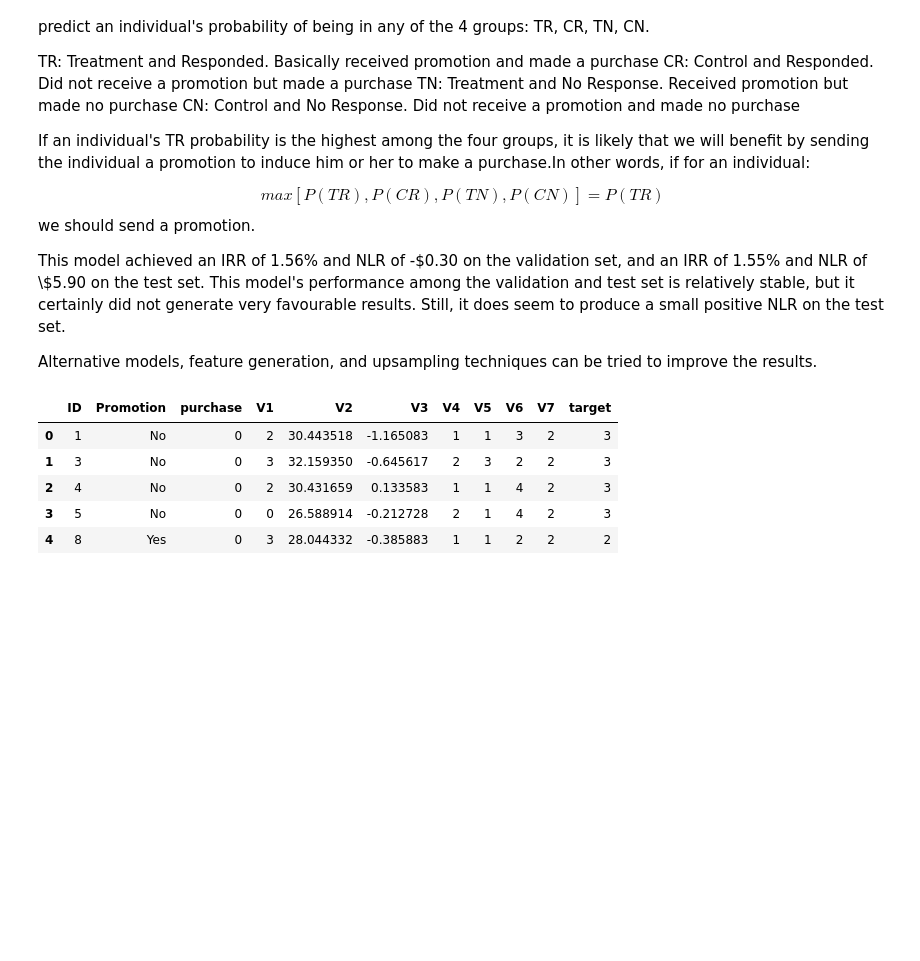
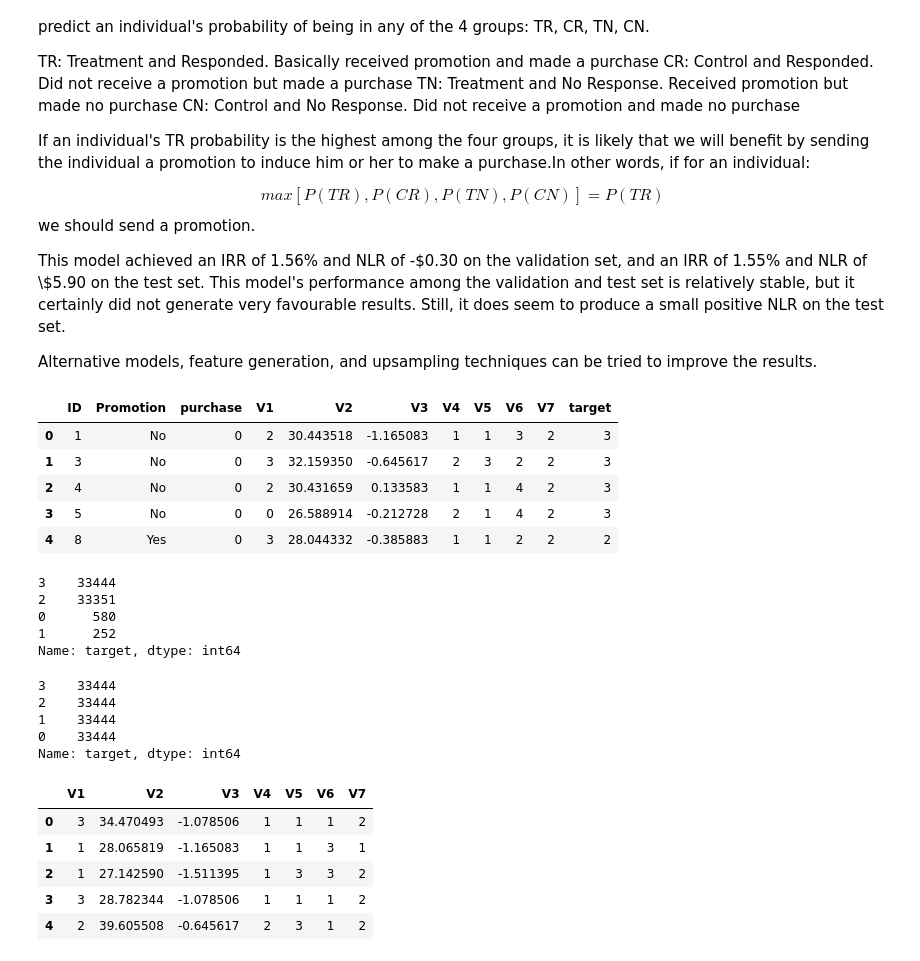
Before and after one commit to pedflotor/Data-Scientist-Nanodegree, a Jupyter notebook: Portfolio Exercises/Starbucks/Starbucks.ipynb, the cells around one changed output. Saved outputs shown, nothing was run; the diff lists cells and outputs as text; code cells hidden in the pictures; blank space fills up the shorter version.

```diff
--- a/Portfolio Exercises/Starbucks/Starbucks.ipynb
+++ b/Portfolio Exercises/Starbucks/Starbucks.ipynb
@@ -909,3 +909,35 @@ X_train = train[features]
 
 Y_valid = valid['target']
 X_valid = valid[features]
+# %%
+Y_train.value_counts()
+# %% [output]
+3    33444
+2    33351
+0      580
+1      252
+Name: target, dtype: int64
+# %%
+# up sample with SMOTE
+sm = SMOTE({0:33444, 1:33444, 2:33444, 3:33444}, random_state=42)
+X_train_upsamp, Y_train_upsamp = sm.fit_resample(X_train, Y_train)
+
+X_train_upsamp = pd.DataFrame(X_train_upsamp, columns=features)
+
+Y_train_upsamp = pd.Series(Y_train_upsamp)
+Y_train_upsamp.value_counts()
+# %% [output]
+3    33444
+2    33444
+1    33444
+0    33444
+Name: target, dtype: int64
+# %%
+X_train_upsamp.head()
+# %% [output]
+|  | V1 | V2 | V3 | V4 | V5 | V6 | V7 |
+| 0 | 3 | 34.470493 | -1.078506 | 1 | 1 | 1 | 2 |
+| 1 | 1 | 28.065819 | -1.165083 | 1 | 1 | 3 | 1 |
+| 2 | 1 | 27.142590 | -1.511395 | 1 | 3 | 3 | 2 |
+| 3 | 3 | 28.782344 | -1.078506 | 1 | 1 | 1 | 2 |
+| 4 | 2 | 39.605508 | -0.645617 | 2 | 3 | 1 | 2 |
```
Also changed, not shown: parts of 4 cells of this notebook.
